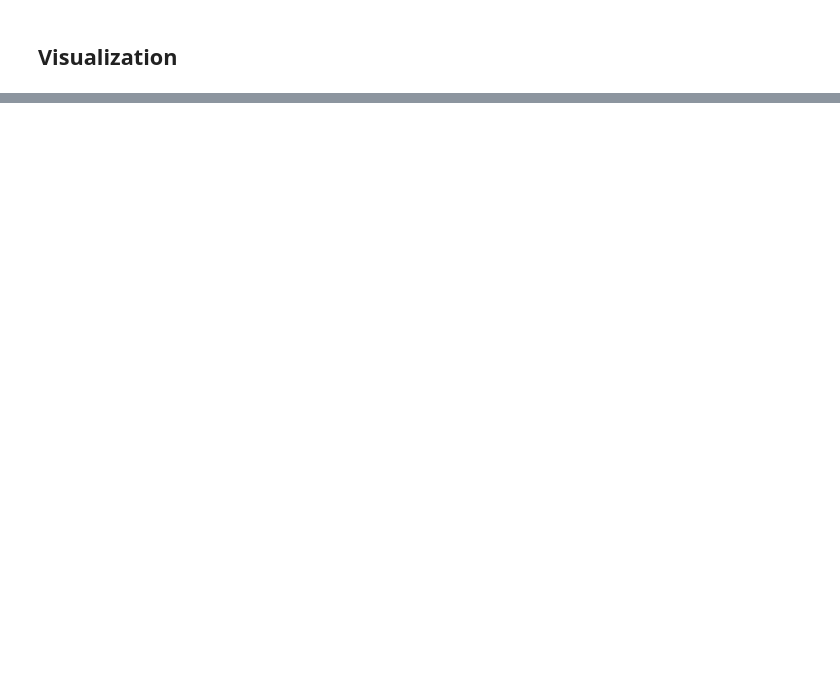
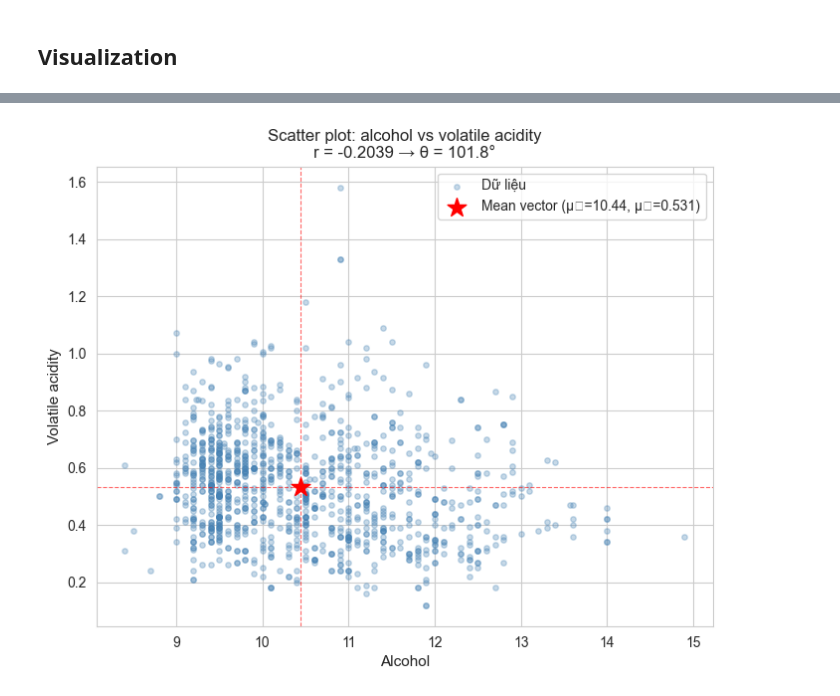
Before and after one commit to ducan0206/Multivariate-Statistical-Analysis, a Jupyter notebook: notebooks/01_descriptive_stats.ipynb, the cells around one changed output, grey strips where cells are left out. Saved outputs shown, nothing was run; the diff lists cells and outputs as text; code cells hidden in the pictures; blank space fills up the shorter version.

```diff
--- a/notebooks/01_descriptive_stats.ipynb
+++ b/notebooks/01_descriptive_stats.ipynb
@@ -148,0 +163,30 @@ plt.show()
+# %%
+# Minh hoạ ý nghĩa hình học với 2 biến: alcohol & volatile acidity
+v1_name, v2_name = "alcohol", "volatile acidity"
+v1 = features[v1_name].values
+v2 = features[v2_name].values
+x1_bar, x2_bar = pop_mean[v1_name], pop_mean[v2_name]
+
+d1 = v1 - x1_bar
+d2 = v2 - x2_bar
+L1 = np.sqrt(np.dot(d1, d1))
+L2 = np.sqrt(np.dot(d2, d2))
+cos_theta = np.dot(d1, d2) / (L1 * L2)
+theta_deg = np.degrees(np.arccos(np.clip(cos_theta, -1, 1)))
+
+print(f"Biến 1: {v1_name}")
+print(f"Mean = {x1_bar:.4f}")
+print(f"Var  = {pop_var[v1_name]:.4f}")
+print(f"Std  = {pop_std[v1_name]:.4f}")
+print(f"||d1|| (Population Std × √n) = {L1:.4f}")
+print()
+print(f"Biến 2: {v2_name}")
+print(f"Mean = {x2_bar:.4f}")
+print(f"Var = {pop_var  [v2_name]:.4f}")
+print(f"Std = {pop_std[v2_name]:.4f}")
+print(f"||d2|| = {L2:.4f}")
+print()
+print(f"Góc θ giữa d1 và d2 = {theta_deg:.2f}°")
+print(f"cos(θ) = r(alcohol, volatile acidity) = {cos_theta:.4f}")
+print()
+print(f"Xác nhận: correlation() = {correlation(features[v1_name], features[v2_name]):.4f}")
@@ -148,0 +210,16 @@ plt.show()
+# %%
+# Biểu đồ scatter + mean point để minh hoạ Mean Vector
+fig, ax = plt.subplots(figsize=(8, 6))
+ax.scatter(features[v1_name], features[v2_name], alpha=0.3, s=15, color="steelblue", label="Dữ liệu")
+ax.scatter([x1_bar], [x2_bar], s=200, color="red", zorder=5, marker="*",
+           label=f"Mean vector (μ₁={x1_bar:.2f}, μ₂={x2_bar:.3f})")
+ax.axvline(x1_bar, color="red", lw=0.8, ls="--", alpha=0.6)
+ax.axhline(x2_bar, color="red", lw=0.8, ls="--", alpha=0.6)
+ax.set_xlabel(v1_name.capitalize(), fontsize=11)
+ax.set_ylabel(v2_name.capitalize(), fontsize=11)
+ax.set_title(f"Scatter plot: {v1_name} vs {v2_name}\n"
+             f"r = {cos_theta:.4f} → θ = {theta_deg:.1f}°", fontsize=12)
+ax.legend(fontsize=10)
+plt.show()
+# %% [output]
+[figure, added]
```
Also changed, not shown: parts of 6 cells of this notebook, 1 other file.
